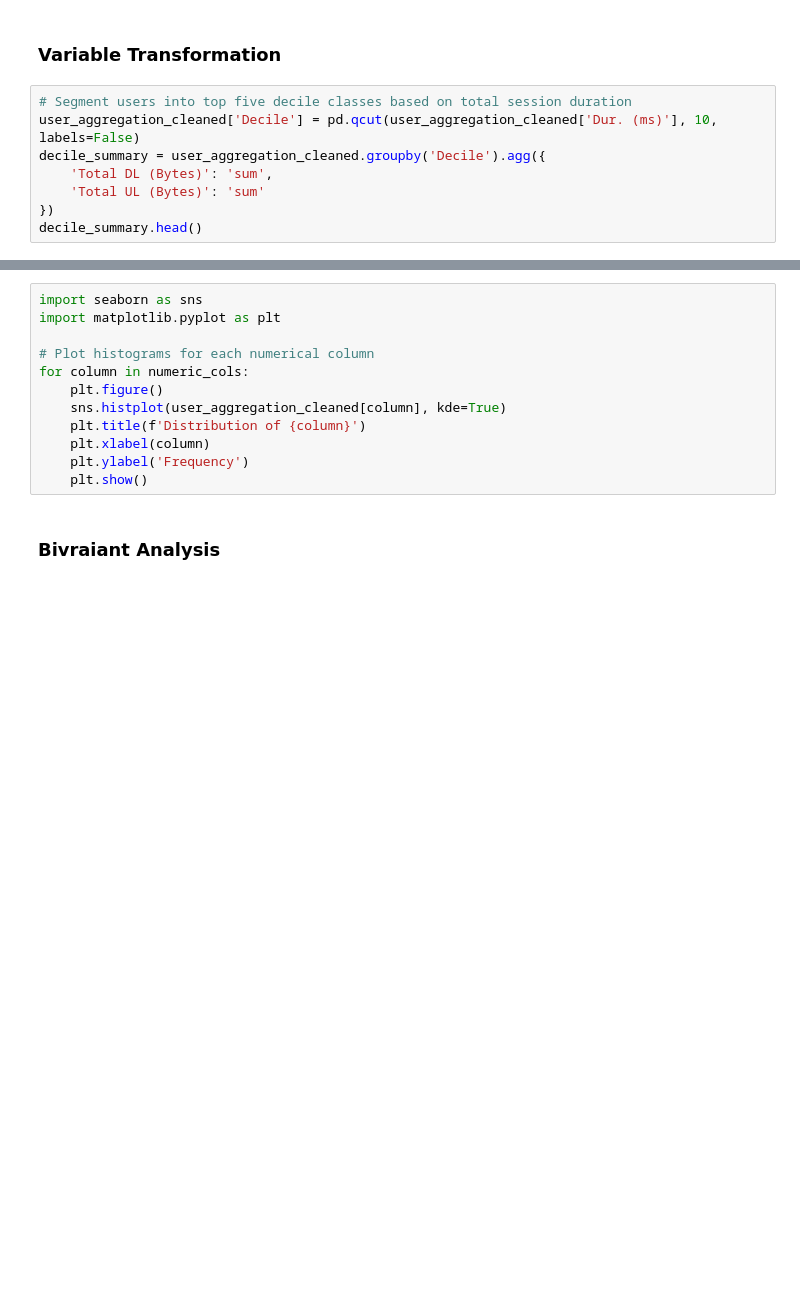
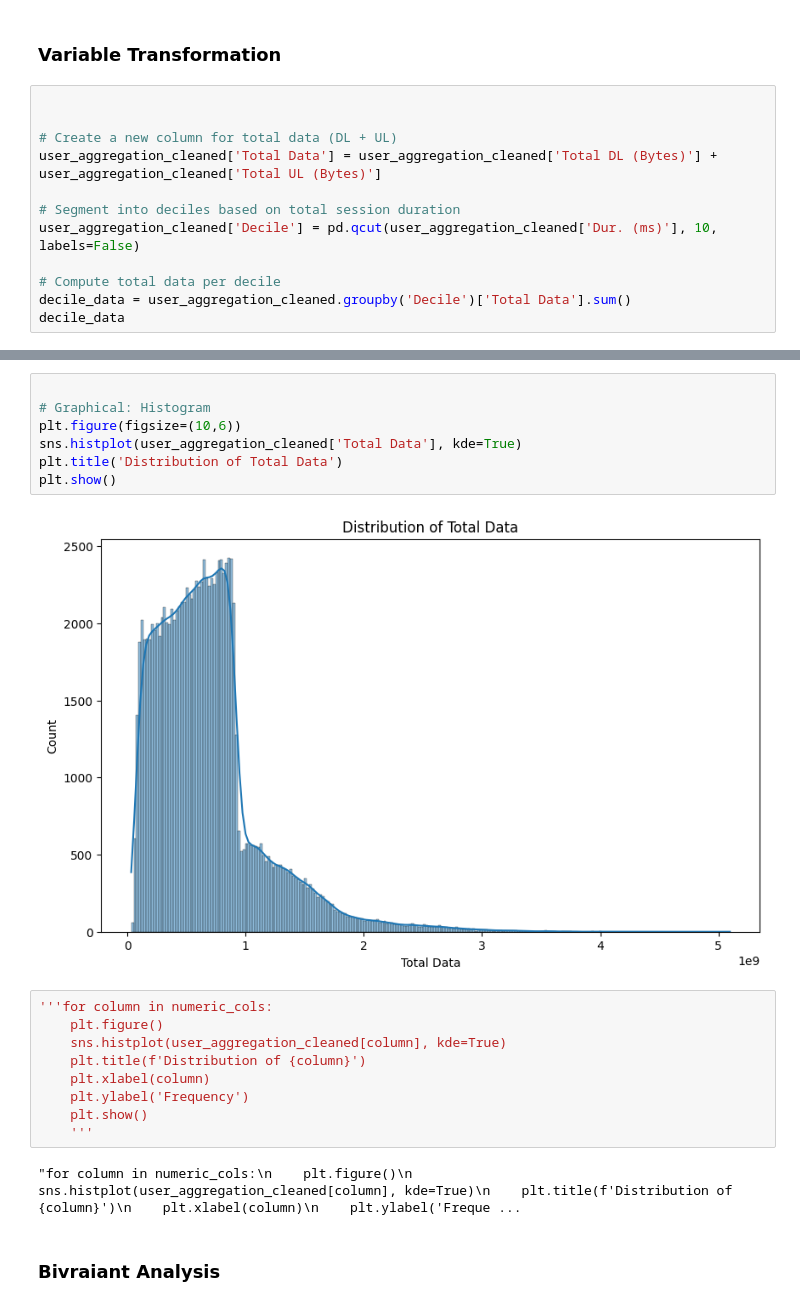
Before and after one commit to Alki45/10X_Acadamy, a Jupyter notebook: Week2/notebooks/Task1.ipynb, the cells around one changed output, grey strips where cells are left out. Drawn from its saved outputs; the diff is of its cells as text; blank space fills up the shorter version.

```diff
--- a/Week2/notebooks/Task1.ipynb
+++ b/Week2/notebooks/Task1.ipynb
@@ -361,11 +347,15 @@ user_aggregation_cleaned = user_aggregation[(abs_z_scores < 3).all(axis=1)]
 # %% [markdown]
 ### Variable Transformation
 # %%
-# Segment users into top five decile classes based on total session duration
+
+
+# Create a new column for total data (DL + UL)
+user_aggregation_cleaned['Total Data'] = user_aggregation_cleaned['Total DL (Bytes)'] + user_aggregation_cleaned['Total UL (Bytes)']
+
+# Segment into deciles based on total session duration
 user_aggregation_cleaned['Decile'] = pd.qcut(user_aggregation_cleaned['Dur. (ms)'], 10, labels=False)
-decile_summary = user_aggregation_cleaned.groupby('Decile').agg({
-    'Total DL (Bytes)': 'sum',
-    'Total UL (Bytes)': 'sum'
-})
-decile_summary.head()
+
+# Compute total data per decile
+decile_data = user_aggregation_cleaned.groupby('Decile')['Total Data'].sum()
+decile_data
 # %% [output]
@@ -426,15 +446,23 @@ Decile - Variance: 8.281071007117754, Standard Deviation: 2.877685008321403
+# %%
+
+# Graphical: Histogram
+plt.figure(figsize=(10,6))
+sns.histplot(user_aggregation_cleaned['Total Data'], kde=True)
+plt.title('Distribution of Total Data')
+plt.show()
+# %% [output]
+[figure, added]
 # %%
-import seaborn as sns
-import matplotlib.pyplot as plt
-
-# Plot histograms for each numerical column
-for column in numeric_cols:
+'''for column in numeric_cols:
     plt.figure()
     sns.histplot(user_aggregation_cleaned[column], kde=True)
     plt.title(f'Distribution of {column}')
     plt.xlabel(column)
     plt.ylabel('Frequency')
     plt.show()
+    '''
+# %% [output]
+"for column in numeric_cols:\n    plt.figure()\n    sns.histplot(user_aggregation_cleaned[column], kde=True)\n    plt.title(f'Distribution of {column}')\n    plt.xlabel(column)\n    plt.ylabel('Freque ...
 # %% [markdown]
 ### Bivraiant Analysis
 # %%
```
Also changed, not shown: parts of 25 cells of this notebook, 9 other files.
